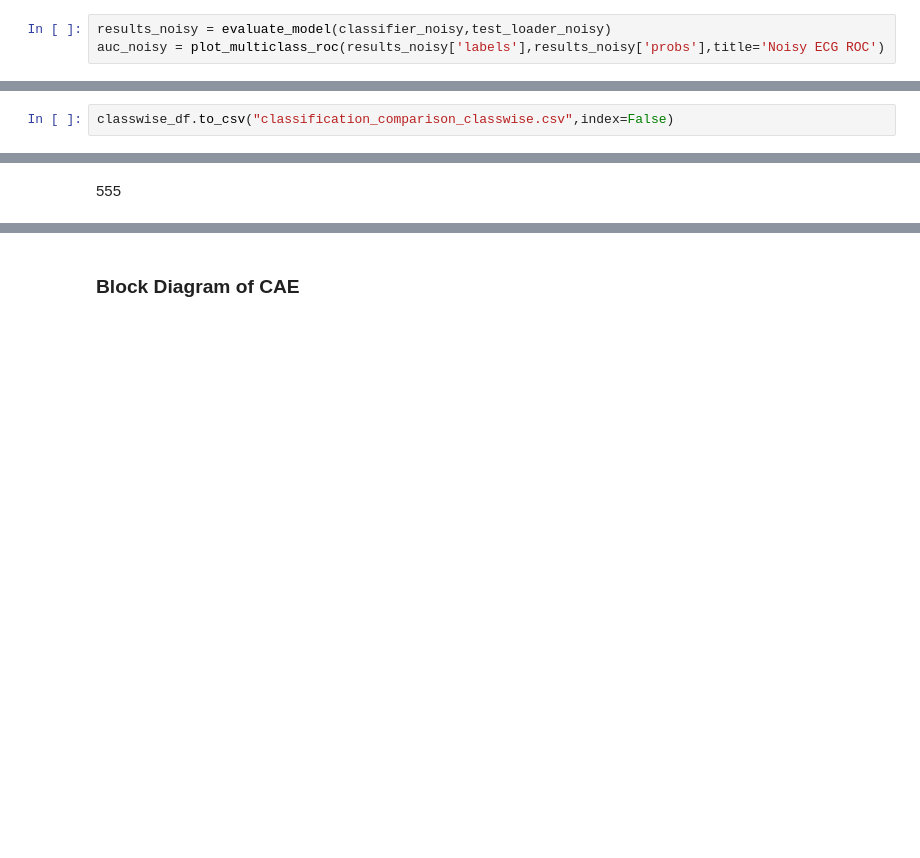
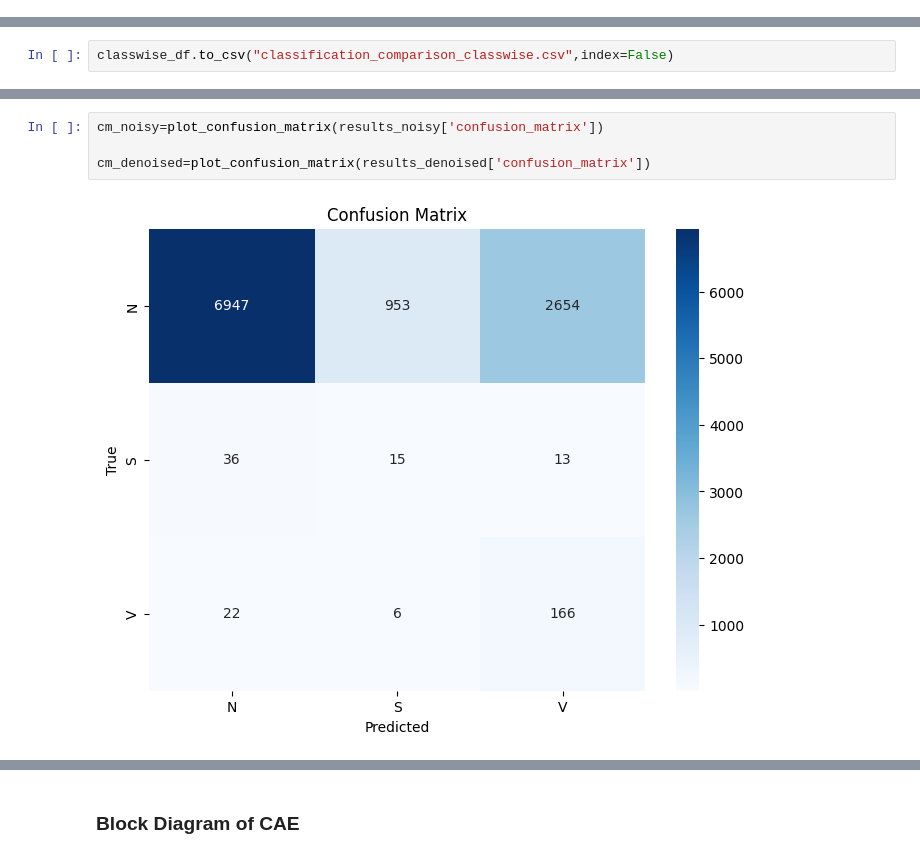
Before and after one commit to halashaheen/CAE-For-ECG-denoising, a Jupyter notebook: CAE_for_ECG_signal_processing.ipynb, the cells around one changed output, grey strips where cells are left out. Saved outputs shown, nothing was run; the diff lists cells and outputs as text; blank space fills up the shorter version.

```diff
--- a/CAE_for_ECG_signal_processing.ipynb
+++ b/CAE_for_ECG_signal_processing.ipynb
@@ -5173,3 +5449,0 @@ auc_valid_denoised = plot_multiclass_roc(results_valid_denoised['labels'],result
-# %%
-results_noisy = evaluate_model(classifier_noisy,test_loader_noisy)
-auc_noisy = plot_multiclass_roc(results_noisy['labels'],results_noisy['probs'],title='Noisy ECG ROC')
@@ -5475,3 +5742,7 @@ Special attention should be given to sensitivity improvements in S, V, and F arr
 ======================================================================
-# %% [markdown]
-555
+# %%
+cm_noisy=plot_confusion_matrix(results_noisy['confusion_matrix'])
+
+cm_denoised=plot_confusion_matrix(results_denoised['confusion_matrix'])
+# %% [output]
+[figure, added]
```
Also changed, not shown: parts of 85 cells of this notebook.
